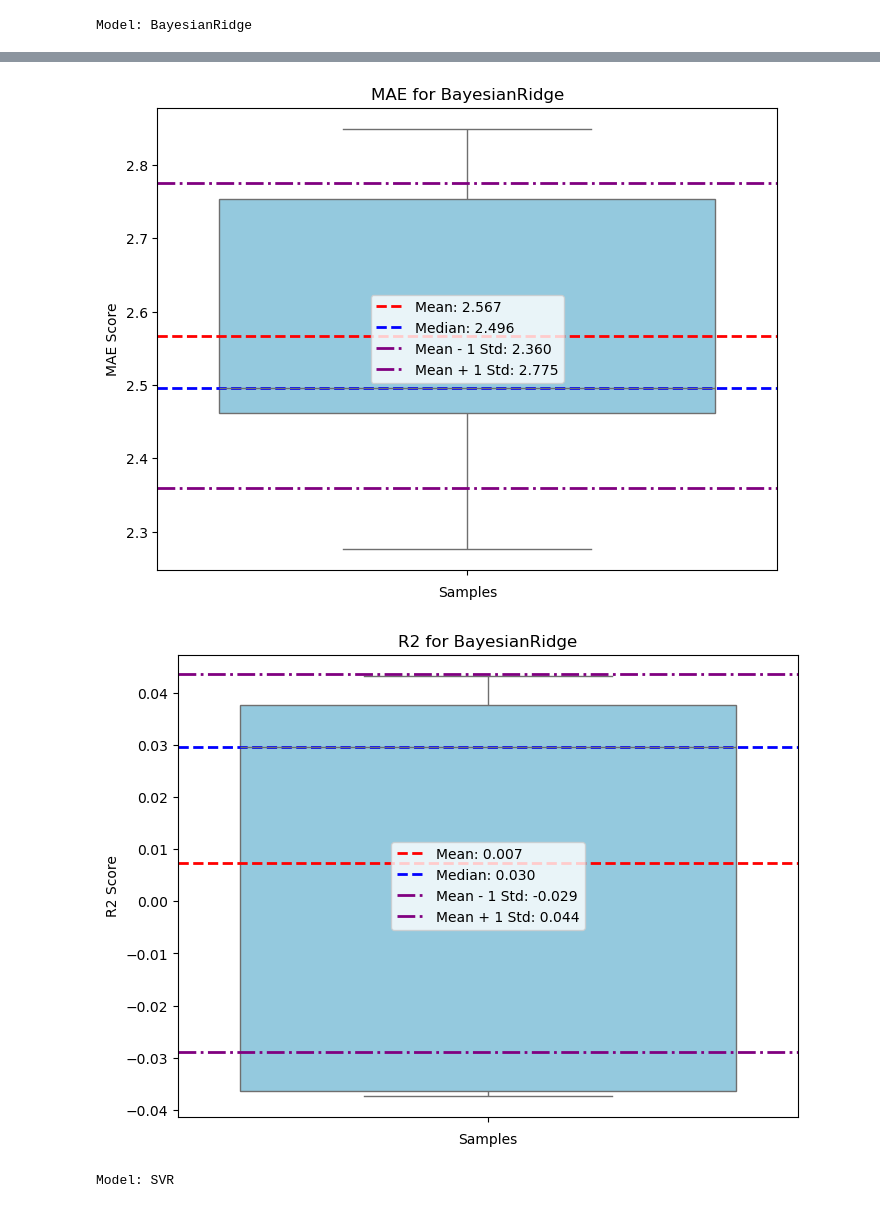
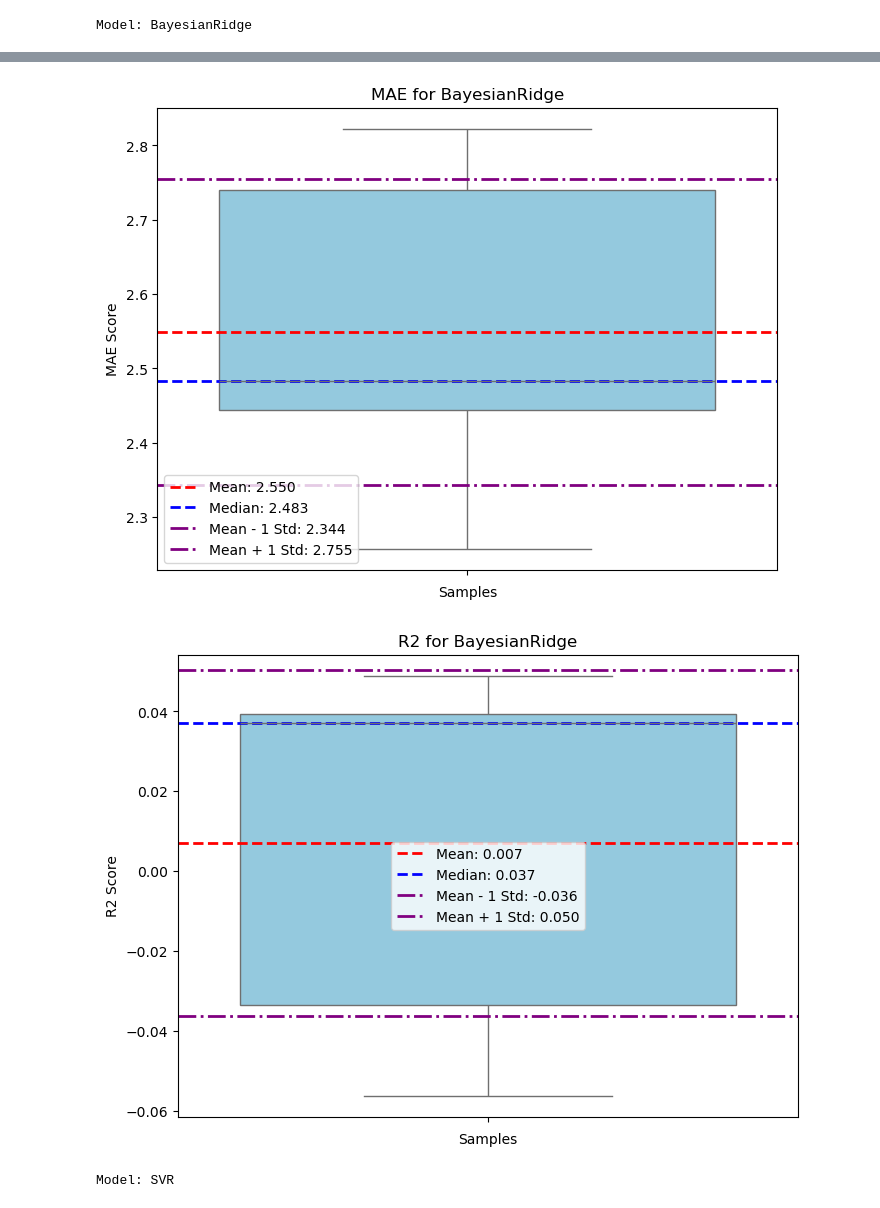
Before and after one commit to RafailTn/Assignment-1, a Jupyter notebook: notebooks/model_analysis.ipynb, the cells around one changed output, grey strips where cells are left out. Drawn from its saved outputs; the diff is of its cells as text; code cells hidden in the pictures.

```diff
--- a/notebooks/model_analysis.ipynb
+++ b/notebooks/model_analysis.ipynb
@@ -21,8 +30,8 @@ input_path = Path.cwd()
 root = input_path.parent
 data_path = root / "data" / "development_final_data.csv"
 train_df = pd.read_csv(data_path, header=0)
-x = train_df.drop(columns=['BMI', 'Host age', 'Sex_Male'])
+x = train_df.drop(columns=['BMI', 'Host age'])
 y = train_df['BMI']
 val_df = pd.read_csv(root / "data" / "evaluation_final_data.csv", header=0)
-val_x = val_df.drop(columns=['BMI', 'Host age', 'Sex_Male'])
+val_x = val_df.drop(columns=['BMI', 'Host age'])
 val_y = val_df['BMI']
@@ -31,7 +42,7 @@ for model in [ElasticNet(), BayesianRidge(), SVR()]:
     print(f"Model: {model.__class__.__name__}")
     # Create a pipeline for each baseline model
     pipeline = functions.create_pipeline(model)
-    preds, trained_pipeline = functions.train_model_and_predict(x, y, val_x, pipeline, filename=model.__class__.__name__)
+    preds, trained_pipeline = functions.train_model_and_predict(x, y, val_x, pipeline, root_path=root, filename=f"{model.__class__.__name__}.pkl", save=True)
     # Calculate metrics
     scores = functions.bootstrap(x, y, val_x, val_y, trained_pipeline, n_iter=20, bstrap=False, kf=True)
     rmse_scores, mae_scores, r2_scores = scores['rmse_scores'], scores['mae_scores'], scores['r2_scores']
@@ -52,4 +63,4 @@ Model: BayesianRidge
-[figure, old version]
+[figure, new version]
-[figure, old version]
+[figure, new version]
 Model: SVR
 [figure]
```
Also changed, not shown: parts of 8 cells of this notebook, 4 other files.
